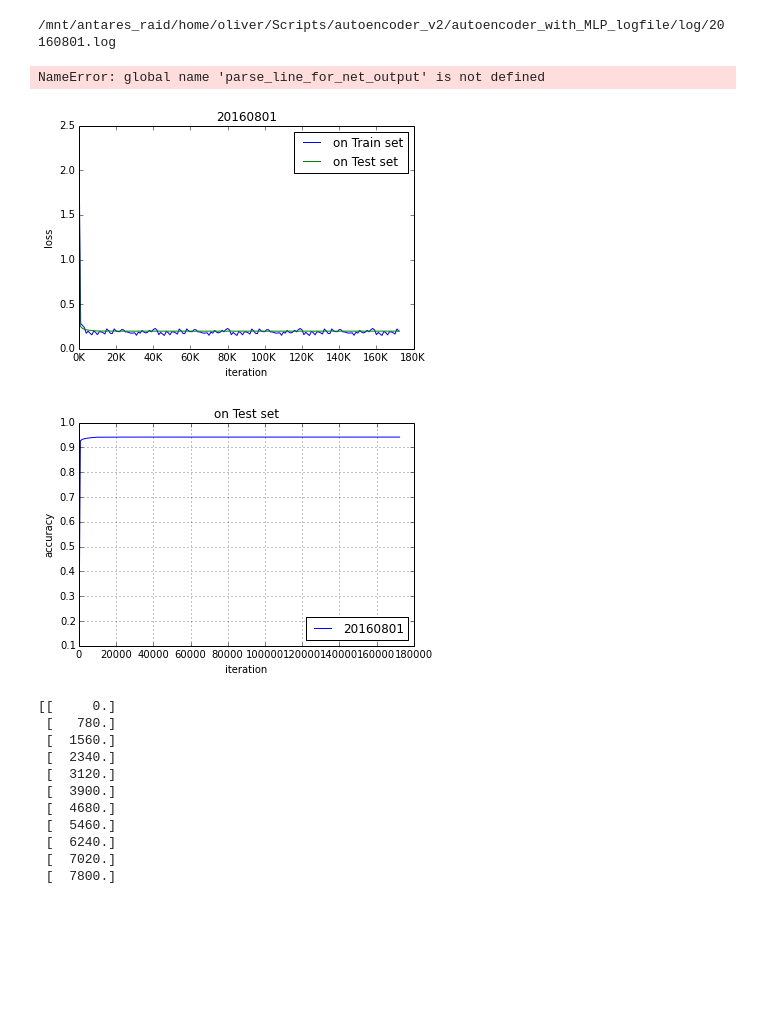
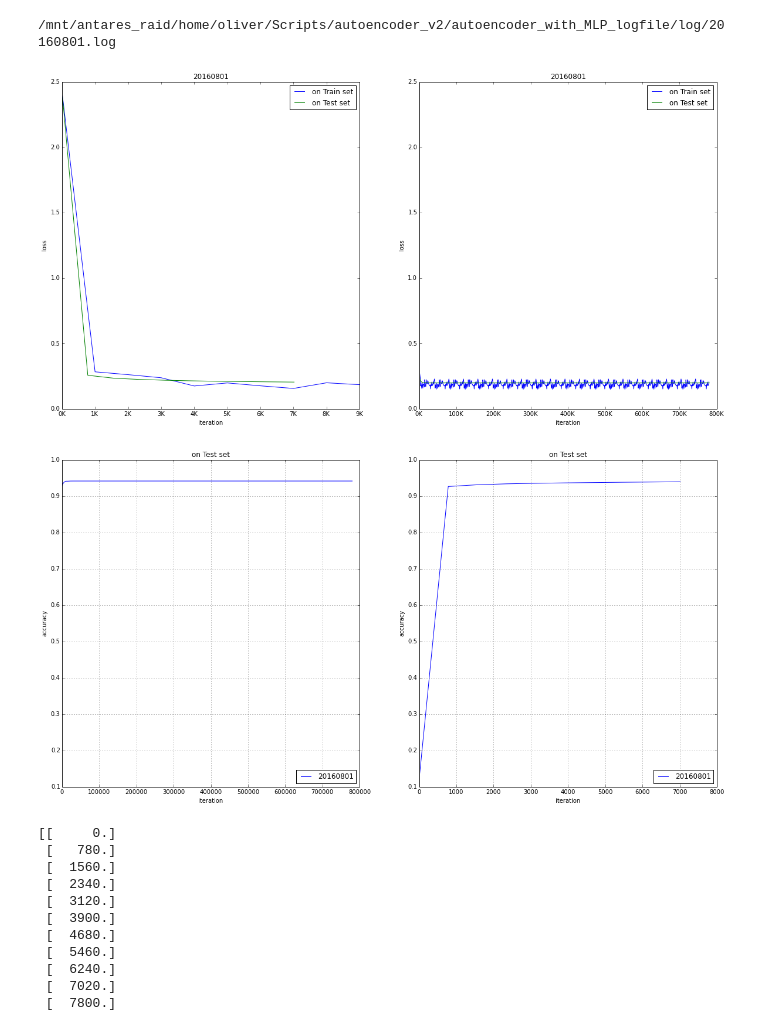
Before and after one commit to Kreiswolke/DeepInvariance, a Jupyter notebook: autoencoder_v2/run_script.ipynb, the cells around one changed output. Cells and saved outputs as stored; diff of their text form; code cells hidden in the pictures; blank space fills up the shorter version.

Commit message:
log and accuracy output test

```diff
--- a/autoencoder_v2/run_script.ipynb
+++ b/autoencoder_v2/run_script.ipynb
@@ -160,77 +160,59 @@ conf_mat = confusion_matrix(true,pred)
 plt.imshow((conf_mat/780000.), interpolation='none')
 plt.colorbar()
 plt.show()
-# %%
-log_path = '/mnt/antares_raid/home/oliver/Scripts/autoencoder_v2/autoencoder_with_MLP_logfile/log/20160801.log'
-
-e = LearningCurve(log_path)
-print(e.path_log)
-# %% [output]
-/mnt/antares_raid/home/oliver/Scripts/autoencoder_v2/autoencoder_with_MLP_logfile/log/20160801.log
-# %%
-import os
-import re
-import extract_seconds
-import argparse
-import csv
-from collections import OrderedDict
-
-
-def parse_log(path_to_log):
-    """Parse log file
-    Returns (train_dict_list, test_dict_list)
-    train_dict_list and test_dict_list are lists of dicts that define the table
-    rows
-    """
-
-    regex_iteration = re.compile('Iteration (\d+)')
-    regex_train_output = re.compile('Train net output #(\d+): (\S+) = ([\.\deE+-]+)')
-    regex_test_output = re.compile('Test net output #(\d+): (\S+) = ([\.\deE+-]+)')
-    regex_learning_rate = re.compile('lr = ([-+]?[0-9]*\.?[0-9]+([eE]?[-+]?[0-9]+)?)')
-
-
-
-test_iteration_regex = re.compile("(?<=Iteration )(.*)(?=, Testing net)")
-test_accuracy_regex = re.compile("(?<=accuracy = )(.*)")
-test_loss_regex = re.compile("(?<=Test net output #1: loss = )(.*)(?= \()")
-
-train_iteration_regex = re.compile("(?<=Iteration )(.*)(?=, loss)")
-train_loss_regex = re.compile("(?<=Train net output #0: loss = )(.*)(?= \()")
-
-learning_rate_regex = re.compile("(?<=base_lr: )(.*)(?=)")
-
-
-
-log_data = pl.parse_log(log_path)
-# %% [output]
-NameError: global name 'parse_line_for_net_output' is not defined
 # %%
+log_path = '/mnt/antares_raid/home/oliver/Scripts/autoencoder_v2/autoencoder_with_MLP_logfile/log/20160801.log'
+
+e = LearningCurve(log_path)
+print(e.path_log)
+
 e.parse()
+plt.figure(figsize=(20,10))
 for phase in [Phase.TRAIN, Phase.TEST]:
     num_iter = e.list('NumIters', phase)
     loss = e.list('loss', phase)
+    plt.subplot(1,2,1)
+    plt.plot(num_iter[:10], loss[:10], label='on %s set' % (phase,))
+    plt.xlabel('iteration')
+    # format x-axis ticks
+    ticks, _ = plt.xticks()
+    plt.xticks(ticks, ["%dK" % int(t/1000) for t in ticks])
+    plt.ylabel('loss')
+    plt.title(e.name())
+    plt.legend()
+
+    plt.subplot(1,2,2)
     plt.plot(num_iter, loss, label='on %s set' % (phase,))
     plt.xlabel('iteration')
     # format x-axis ticks
     ticks, _ = plt.xticks()
     plt.xticks(ticks, ["%dK" % int(t/1000) for t in ticks])
     plt.ylabel('loss')
     plt.title(e.name())
     plt.legend()
 
-plt.figure()
+plt.figure(figsize=(20,10))
+plt.subplot(1,2,1)
 num_iter = e.list('NumIters', phase)
 acc = e.list('accuracy', phase)
 plt.plot(num_iter, acc, label=e.name())
-
 plt.xlabel('iteration')
 plt.ylabel('accuracy')
 plt.title("on %s set" % (phase,))
 plt.legend(loc='lower right')
 plt.grid()
+
+plt.subplot(1,2,2)
+plt.plot(num_iter[:10], acc[:10], label=e.name())
+plt.xlabel('iteration')
+plt.ylabel('accuracy')
+plt.title("on %s set" % (phase,))
+plt.legend(loc='lower right')
+plt.grid()
 # %% [output]
+/mnt/antares_raid/home/oliver/Scripts/autoencoder_v2/autoencoder_with_MLP_logfile/log/20160801.log
-[figure, old version]
+[figure, new version]
-[figure, old version]
+[figure, new version]
 # %%
 print(num_iter)
 # %% [output]
```
